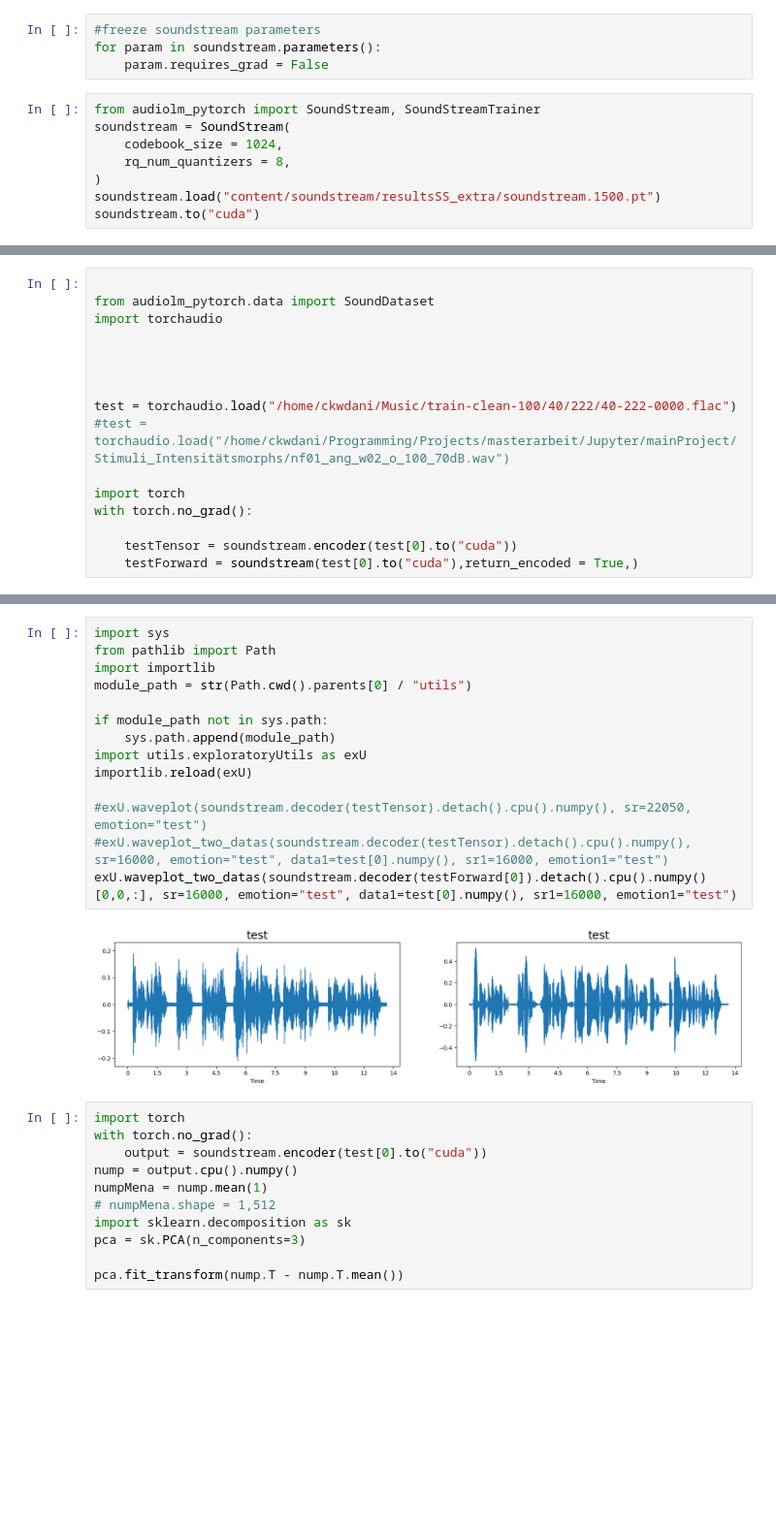
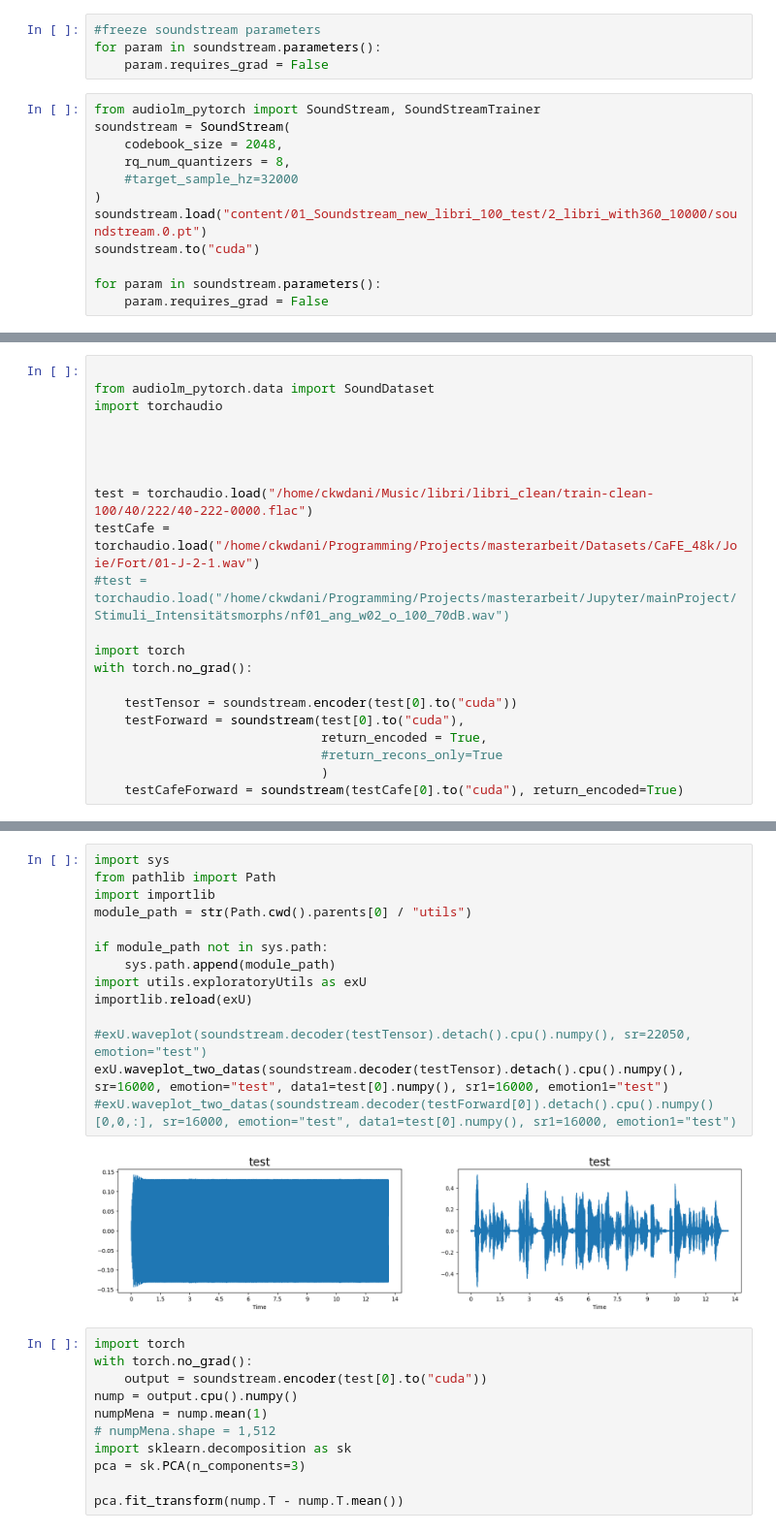
Before and after one commit to BlackFox1197/masterarbeit_programming, a Jupyter notebook: notebooks/playground.ipynb, the cells around one changed output, grey strips where cells are left out. Shown at 97% size. Cells and saved outputs as stored; diff of their text form; blank space fills up the shorter version.

Commit message:
new soundstream update and learning

```diff
--- a/notebooks/playground.ipynb
+++ b/notebooks/playground.ipynb
@@ -36,8 +45,12 @@ for param in soundstream.parameters():
 # %%
 from audiolm_pytorch import SoundStream, SoundStreamTrainer
 soundstream = SoundStream(
-    codebook_size = 1024,
+    codebook_size = 2048,
     rq_num_quantizers = 8,
+    #target_sample_hz=32000
 )
-soundstream.load("content/soundstream/resultsSS_extra/soundstream.1500.pt")
+soundstream.load("content/01_Soundstream_new_libri_100_test/2_libri_with360_10000/soundstream.0.pt")
 soundstream.to("cuda")
+
+for param in soundstream.parameters():
+    param.requires_grad = False
@@ -73,14 +62,19 @@ import torchaudio
 
 
 
-test = torchaudio.load("/home/ckwdani/Music/train-clean-100/40/222/40-222-0000.flac")
+test = torchaudio.load("/home/ckwdani/Music/libri/libri_clean/train-clean-100/40/222/40-222-0000.flac")
+testCafe = torchaudio.load("/home/ckwdani/Programming/Projects/masterarbeit/Datasets/CaFE_48k/Joie/Fort/01-J-2-1.wav")
 #test = torchaudio.load("/home/ckwdani/Programming/Projects/masterarbeit/Jupyter/mainProject/Stimuli_Intensitätsmorphs/nf01_ang_w02_o_100_70dB.wav")
 
 import torch
 with torch.no_grad():
 
     testTensor = soundstream.encoder(test[0].to("cuda"))
-    testForward = soundstream(test[0].to("cuda"),return_encoded = True,)
+    testForward = soundstream(test[0].to("cuda"),
+                              return_encoded = True,
+                              #return_recons_only=True
+                              )
+    testCafeForward = soundstream(testCafe[0].to("cuda"), return_encoded=True)
 # %%
 from IPython.lib.display import Audio
 import numpy as np
@@ -102,19 +99,19 @@ Audio(soundstream.decoder(testTensor.unsqueeze(0)).detach().cpu().numpy()[0,0,:]
 # %%
 import sys
 from pathlib import Path
 import importlib
 module_path = str(Path.cwd().parents[0] / "utils")
 
 if module_path not in sys.path:
     sys.path.append(module_path)
 import utils.exploratoryUtils as exU
 importlib.reload(exU)
 
 #exU.waveplot(soundstream.decoder(testTensor).detach().cpu().numpy(), sr=22050, emotion="test")
-#exU.waveplot_two_datas(soundstream.decoder(testTensor).detach().cpu().numpy(), sr=16000, emotion="test", data1=test[0].numpy(), sr1=16000, emotion1="test")
-exU.waveplot_two_datas(soundstream.decoder(testForward[0]).detach().cpu().numpy()[0,0,:], sr=16000, emotion="test", data1=test[0].numpy(), sr1=16000, emotion1="test")
+exU.waveplot_two_datas(soundstream.decoder(testTensor).detach().cpu().numpy(), sr=16000, emotion="test", data1=test[0].numpy(), sr1=16000, emotion1="test")
+#exU.waveplot_two_datas(soundstream.decoder(testForward[0]).detach().cpu().numpy()[0,0,:], sr=16000, emotion="test", data1=test[0].numpy(), sr1=16000, emotion1="test")
 # %% [output]
-[figure, old version]
+[figure, new version]
 # %%
 import torch
 with torch.no_grad():
```
Also changed, not shown: parts of 4 cells of this notebook, 2 other files.
